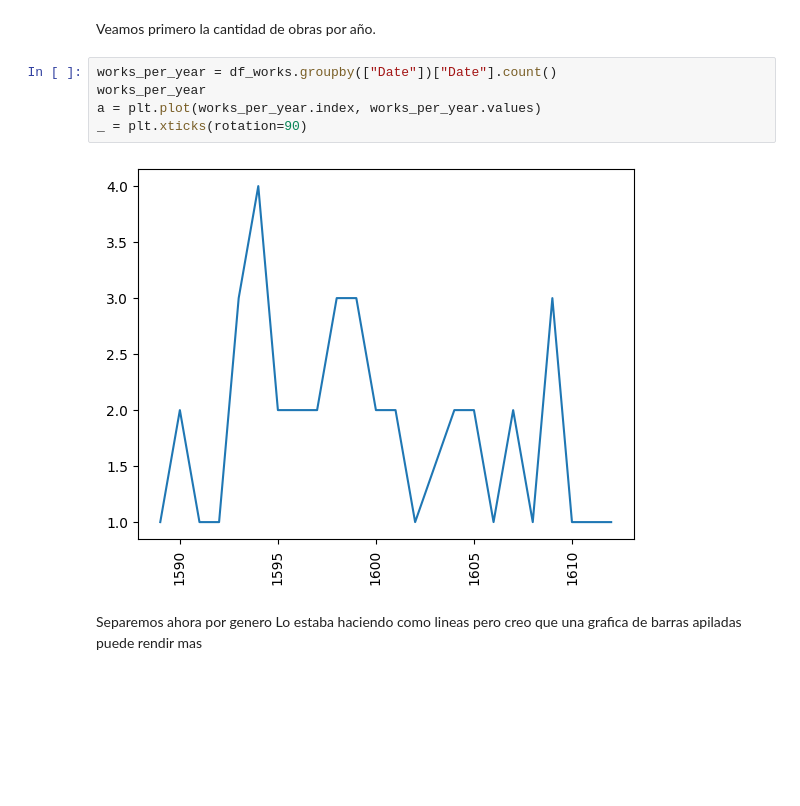
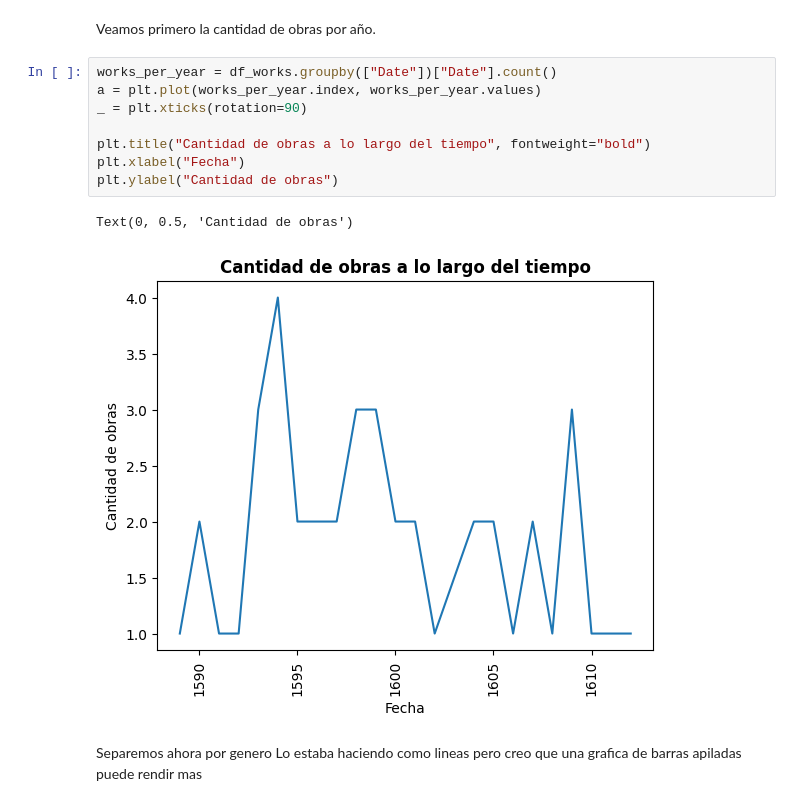
Before and after one commit to lupish/introcd_grupo_17, a Jupyter notebook: Tarea_1/shakespeare_propuesta.ipynb, the cells around one changed output. Drawn from its saved outputs; the diff is of its cells as text; blank space fills up the shorter version.

```diff
--- a/Tarea_1/shakespeare_propuesta.ipynb
+++ b/Tarea_1/shakespeare_propuesta.ipynb
@@ -262,11 +265,15 @@ Text(0, 0.5, 'personajes')
 Veamos primero la cantidad de obras por año.
 # %%
 works_per_year = df_works.groupby(["Date"])["Date"].count()
-works_per_year
 a = plt.plot(works_per_year.index, works_per_year.values)
 _ = plt.xticks(rotation=90)
+
+plt.title("Cantidad de obras a lo largo del tiempo", fontweight="bold")
+plt.xlabel("Fecha")
+plt.ylabel("Cantidad de obras")
 # %% [output]
+Text(0, 0.5, 'Cantidad de obras')
-[figure, old version]
+[figure, new version]
 # %% [markdown]
 Separemos ahora por genero
 Lo estaba haciendo como lineas pero creo que una grafica de barras apiladas puede rendir mas
```
Also changed, not shown: parts of 6 cells of this notebook.
